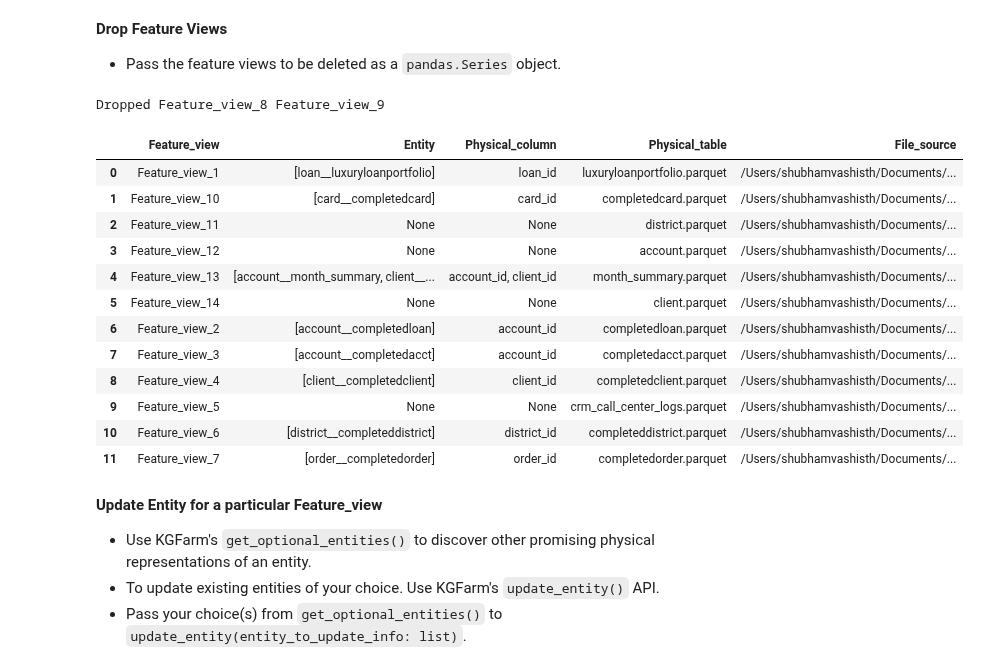
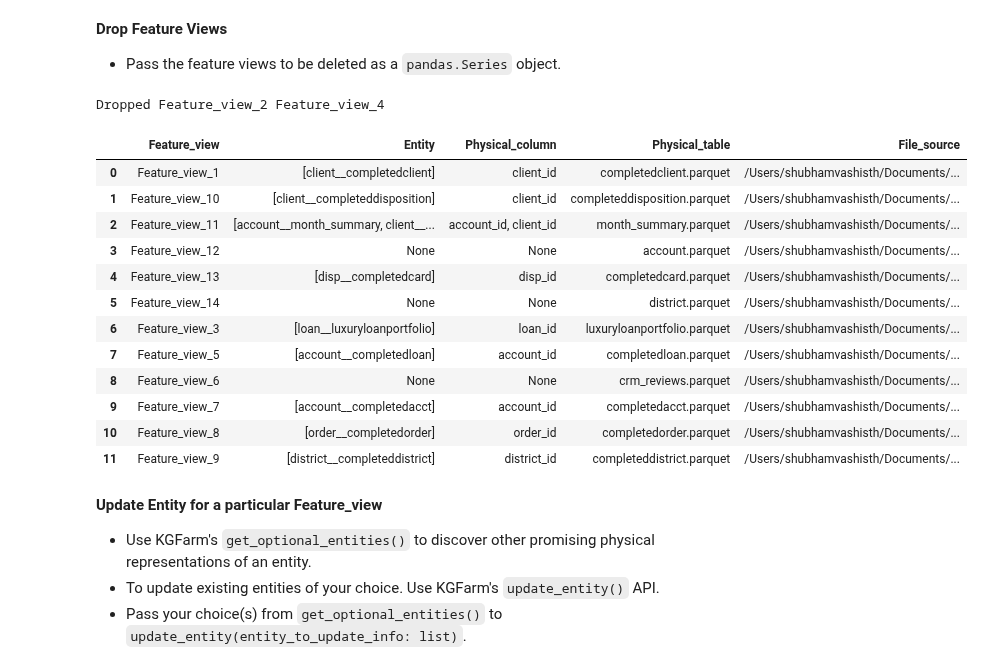
Before and after one commit to CoDS-GCS/KGFarm, a Jupyter notebook: KGFarm_notebook.ipynb, the cells around one changed output. Drawn from its saved outputs; the diff is of its cells as text; code cells hidden in the pictures.

```diff
--- a/KGFarm_notebook.ipynb
+++ b/KGFarm_notebook.ipynb
@@ -49,22 +49,22 @@ feature_view_df
 **Drop Feature Views**
   *   Pass the feature views to be deleted as a <code>pandas.Series</code> object.
 # %%
-kgfarm.drop_feature_view(drop=[feature_view_df.iloc[12], feature_view_df.iloc[13]])
+kgfarm.drop_feature_view(drop=[feature_view_df.iloc[6], feature_view_df.iloc[8]])
 # %% [output]
-Dropped Feature_view_8 Feature_view_9
+Dropped Feature_view_2 Feature_view_4
 |  | Feature_view | Entity | Physical_column | Physical_table | File_source |
-| 0 | Feature_view_1 | [loan__luxuryloanportfolio] | loan_id | luxuryloanportfolio.parquet | /Users/shubhamvashisth/Documents/... |
-| 1 | Feature_view_10 | [card__completedcard] | card_id | completedcard.parquet | /Users/shubhamvashisth/Documents/... |
-| 2 | Feature_view_11 | None | None | district.parquet | /Users/shubhamvashisth/Documents/... |
+| 0 | Feature_view_1 | [client__completedclient] | client_id | completedclient.parquet | /Users/shubhamvashisth/Documents/... |
+| 1 | Feature_view_10 | [client__completeddisposition] | client_id | completeddisposition.parquet | /Users/shubhamvashisth/Documents/... |
+| 2 | Feature_view_11 | [account__month_summary, client__... | account_id, client_id | month_summary.parquet | /Users/shubhamvashisth/Documents/... |
 | 3 | Feature_view_12 | None | None | account.parquet | /Users/shubhamvashisth/Documents/... |
-| 4 | Feature_view_13 | [account__month_summary, client__... | account_id, client_id | month_summary.parquet | /Users/shubhamvashisth/Documents/... |
-| 5 | Feature_view_14 | None | None | client.parquet | /Users/shubhamvashisth/Documents/... |
-| 6 | Feature_view_2 | [account__completedloan] | account_id | completedloan.parquet | /Users/shubhamvashisth/Documents/... |
-| 7 | Feature_view_3 | [account__completedacct] | account_id | completedacct.parquet | /Users/shubhamvashisth/Documents/... |
-| 8 | Feature_view_4 | [client__completedclient] | client_id | completedclient.parquet | /Users/shubhamvashisth/Documents/... |
-| 9 | Feature_view_5 | None | None | crm_call_center_logs.parquet | /Users/shubhamvashisth/Documents/... |
-| 10 | Feature_view_6 | [district__completeddistrict] | district_id | completeddistrict.parquet | /Users/shubhamvashisth/Documents/... |
-| 11 | Feature_view_7 | [order__completedorder] | order_id | completedorder.parquet | /Users/shubhamvashisth/Documents/... |
+| 4 | Feature_view_13 | [disp__completedcard] | disp_id | completedcard.parquet | /Users/shubhamvashisth/Documents/... |
+| 5 | Feature_view_14 | None | None | district.parquet | /Users/shubhamvashisth/Documents/... |
+| 6 | Feature_view_3 | [loan__luxuryloanportfolio] | loan_id | luxuryloanportfolio.parquet | /Users/shubhamvashisth/Documents/... |
+| 7 | Feature_view_5 | [account__completedloan] | account_id | completedloan.parquet | /Users/shubhamvashisth/Documents/... |
+| 8 | Feature_view_6 | None | None | crm_reviews.parquet | /Users/shubhamvashisth/Documents/... |
+| 9 | Feature_view_7 | [account__completedacct] | account_id | completedacct.parquet | /Users/shubhamvashisth/Documents/... |
+| 10 | Feature_view_8 | [order__completedorder] | order_id | completedorder.parquet | /Users/shubhamvashisth/Documents/... |
+| 11 | Feature_view_9 | [district__completeddistrict] | district_id | completeddistrict.parquet | /Users/shubhamvashisth/Documents/... |
 # %% [markdown]
 **Update Entity for a particular Feature_view**
   *   Use KGFarm's <code>get_optional_entities()</code> to discover other promising physical representations of an entity.
```
Also changed, not shown: parts of 14 cells of this notebook, 4 other files.
